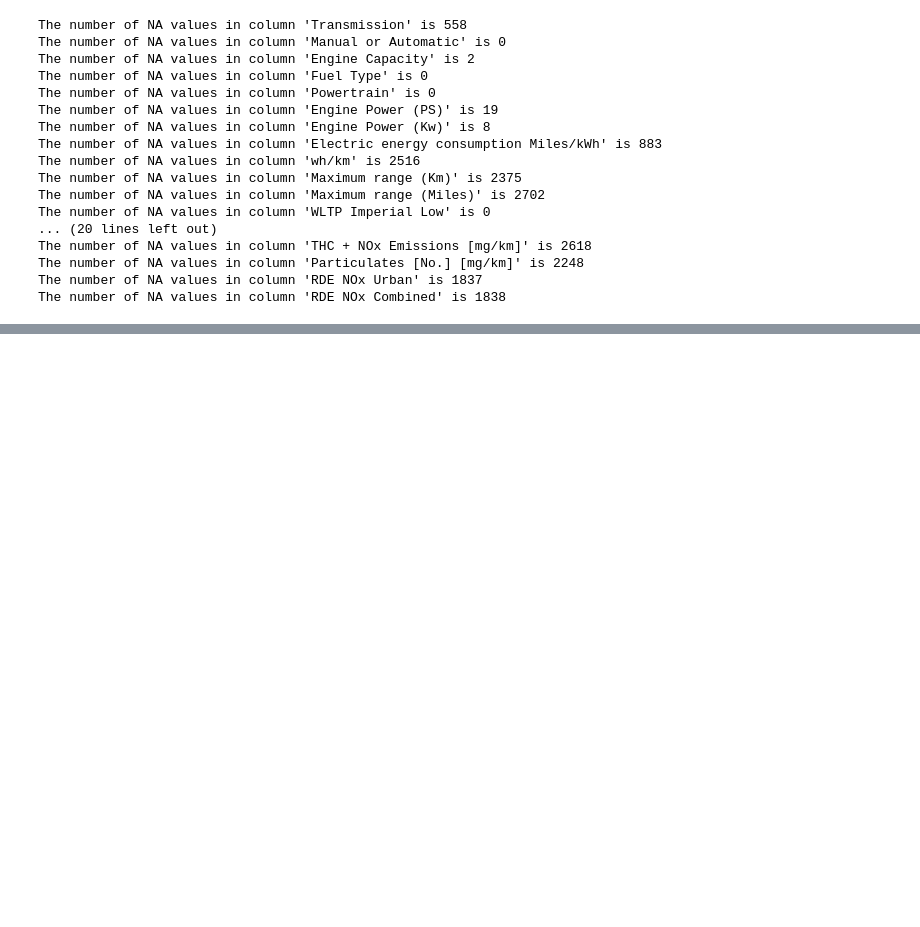
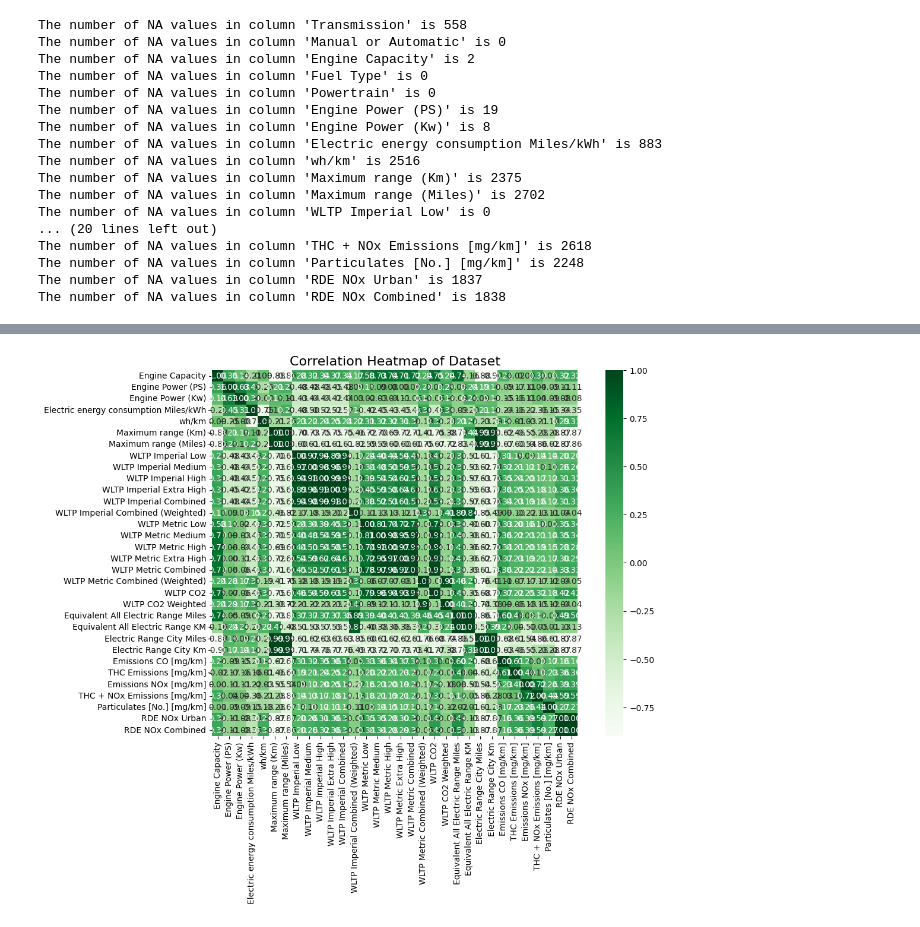
Before and after one commit to damian2551/Predictive-Modelling-of-Gas-Emissions-from-Cars, a Jupyter notebook: Assignment_2.ipynb, the cells around one changed output, grey strips where cells are left out. Cells and saved outputs as stored; diff of their text form; code cells hidden in the pictures; blank space fills up the shorter version.

Commit message:
Data Preprocessing - Statistical Analysis 1

```diff
--- a/Assignment_2.ipynb
+++ b/Assignment_2.ipynb
@@ -102,0 +121,19 @@ The number of NA values in column 'RDE NOx Combined' is 1838
+# %%
+# compute correlation matrix
+corr = data.corr()
+
+# set plot size
+plt.figure(figsize=(12,8))
+
+# create heatmap
+sns.heatmap(corr,
+            annot=True,      # show correlation values in cells
+            fmt=".2f",       # format numbers (2 decimals)
+            cmap="Greens",  # color map: blue→red
+            cbar=True,       # show color bar
+            square=True)     # keep cells square
+
+plt.title("Correlation Heatmap of Dataset", fontsize=16)
+plt.show()
+# %% [output]
+[figure, added]
```
Also changed, not shown: parts of 4 cells of this notebook.
